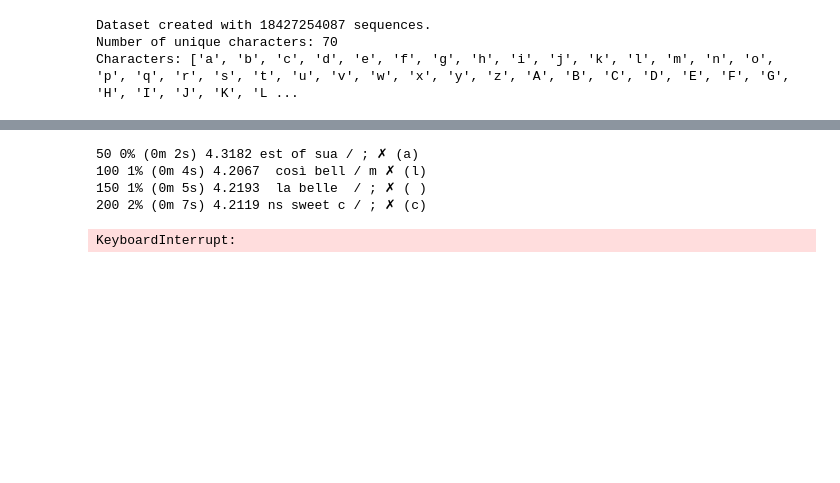
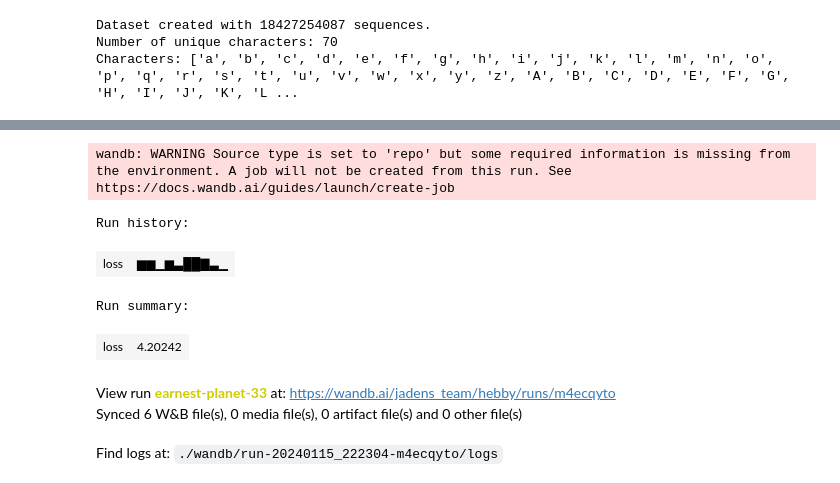
Before and after one commit to jaded0/memory_encoding, a Jupyter notebook: hebby.ipynb, the cells around one changed output, grey strips where cells are left out. Cells and saved outputs as stored; diff of their text form; code cells hidden in the pictures; blank space fills up the shorter version.

```diff
--- a/hebby.ipynb
+++ b/hebby.ipynb
@@ -131,7 +131,7 @@ View run at https://wandb.ai/jadens_team/hebby/runs/3fr5dg9q
 import time
 import math
 
-n_iters = 10000
+n_iters = 10
 print_every = 50
 plot_every = 1
 
@@ -155,38 +155,41 @@ for iter in range(1, n_iters + 1):
     wandb.log({"loss": loss})
     # Check if loss is NaN
     if math.isnan(loss):
         print("Loss is NaN, breaking...")
         parameters = list(rnn.parameters())
         for p in parameters:
             print(p.data)
         break
     # Print ``iter`` number, loss, name and guess
     if iter % print_every == 0:
         # Use the output to generate a character prediction
         topv, topi = output.topk(1, dim=1)  # Change dim to 1
         predicted_char = text_dataset.idx_to_char[topi[0, 0].item()]
         target_char = sequence[-1]
         correct = '✓' if predicted_char == target_char else '✗ (%s)' % target_char
         print('%d %d%% (%s) %.4f %s / %s %s' % (iter, iter / n_iters * 100, timeSince(start), loss, sequence, predicted_char, correct))
         wandb.log({"correct": correct, "predicted_char": predicted_char, "target_char": target_char, "sequence": sequence})
 
         # also print some weights:
         # print("i2h weights:", rnn.i2h.weight)
         # print("i2o weights:", rnn.i2o.weight)
 
     # Add current loss avg to list of losses source /home/deck/miniconda3/bin/activate /home/deck/Documents/memory_encoding/hebby
     if iter % plot_every == 0:
         all_losses.append(current_loss / plot_every)
         current_loss = 0
 
 # [optional] finish the wandb run, necessary in notebooks
 wandb.finish()
 # %% [output]
-50 0% (0m 2s) 4.3182 est of sua / ; ✗ (a)
-100 1% (0m 4s) 4.2067  così bell / m ✗ (l)
-150 1% (0m 5s) 4.2193  la belle  / ; ✗ ( )
-200 2% (0m 7s) 4.2119 ns sweet c / ; ✗ (c)
+wandb: WARNING Source type is set to 'repo' but some required information is missing from the environment. A job will not be created from this run. See https://docs.wandb.ai/guides/launch/create-job
-KeyboardInterrupt:
+Run history:
+| loss | ▆▆▁▆▃██▇▃▁ |
+Run summary:
+| loss | 4.20242 |
+View run earnest-planet-33 at: https://wandb.ai/jadens_team/hebby/runs/m4ecqyto
+Synced 6 W&B file(s), 0 media file(s), 0 artifact file(s) and 0 other file(s)
+Find logs at: ./wandb/run-20240115_222304-m4ecqyto/logs
 # %%
 import matplotlib.pyplot as plt
 
```
Also changed, not shown: parts of 6 cells of this notebook, 3 other files.
